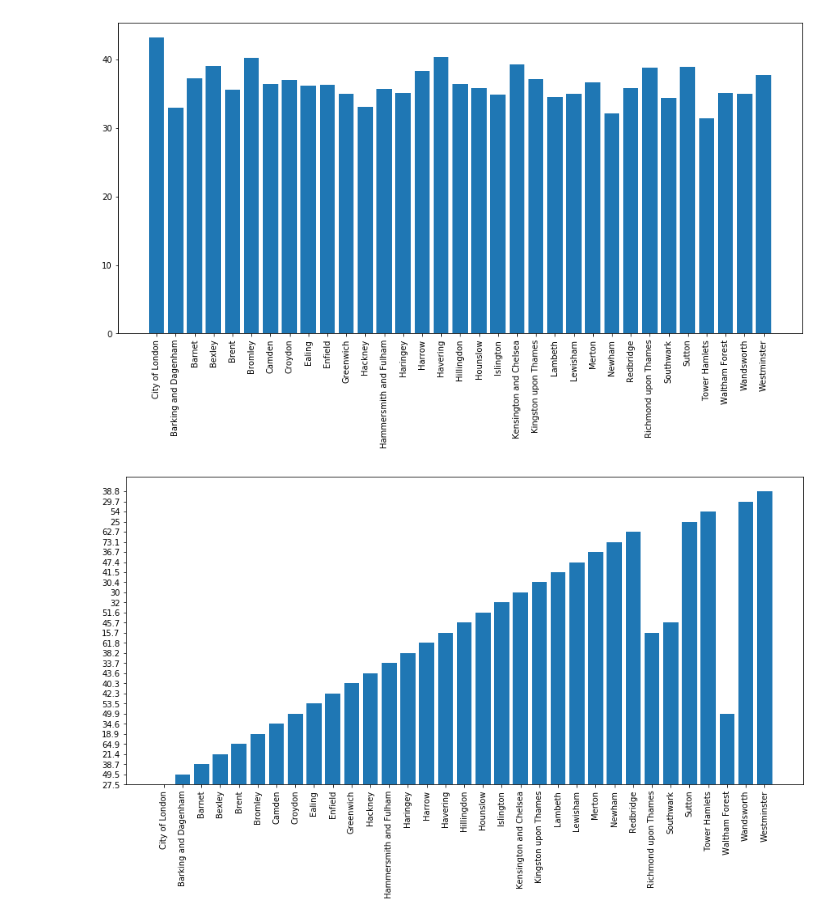
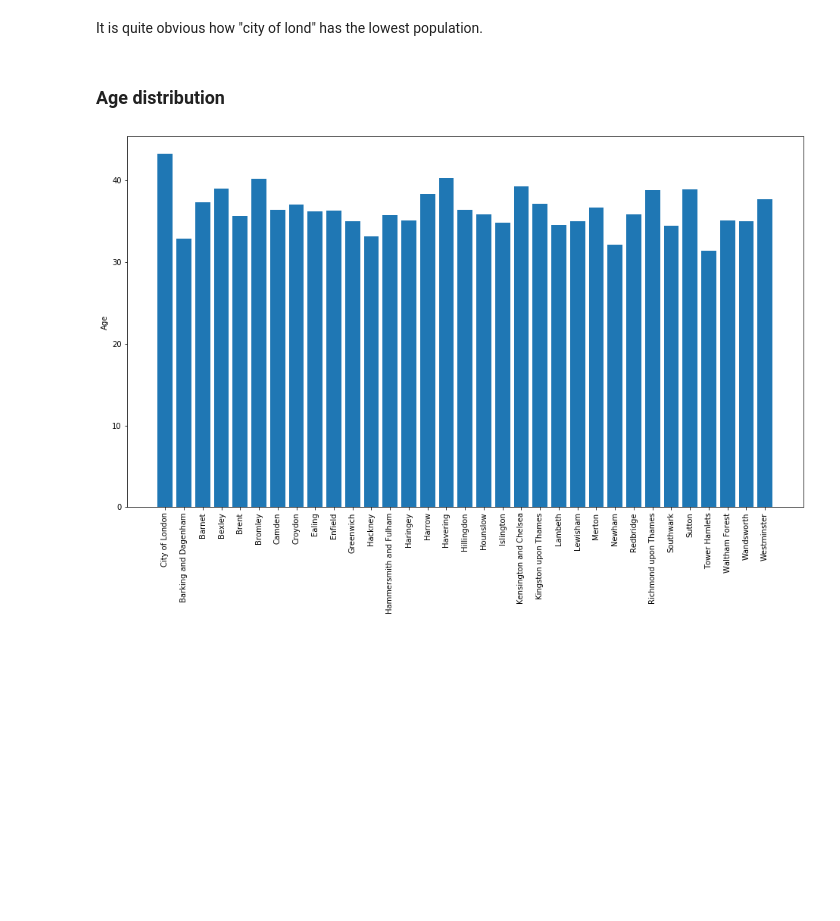
Before and after one commit to hlynurarni/Social-Data-Analysis-Final, a Jupyter notebook: Social_demographics.ipynb, the cells around one changed output. Drawn from its saved outputs; the diff is of its cells as text; code cells hidden in the pictures; blank space fills up the shorter version.

```diff
--- a/Social_demographics.ipynb
+++ b/Social_demographics.ipynb
@@ -17,3 +18,4 @@ import matplotlib.pyplot as plt
 import datetime as dt
 from IPython.display import Image
 %matplotlib inline
+plt.rcParams["figure.figsize"] = [16, 9]
@@ -64,0 +110,15 @@ array(['City of London', 'Barking and Dagenham', 'Barnet', 'Bexley',
+# %%
+# Create function to fix values presented in pounds, and create conveniant statistics with pivoting
+import locale
+def get_float(num):
+    locale.setlocale(locale.LC_ALL, "en_GB")
+    return float(locale.atof(num[1:]))
+
+def get_float_simple(num):
+    locale.setlocale(locale.LC_ALL, "en_GB")
+    return float(locale.atof(num))
+
+def pivot_group(column):
+    df_group = instances.groupby(column).AttendanceTimeSeconds.agg(['min', 'mean', 'max', 'count'])
+    display(df_group.style.background_gradient(cmap='Reds'))
+    print('Range between mean values: ', round(df_group['mean'].max() - df_group['mean'].min(), 1), ' seconds')
@@ -64,0 +127,10 @@ array(['City of London', 'Barking and Dagenham', 'Barnet', 'Bexley',
+# %%
+# change name of column to shorter name
+df_selected.rename(columns={'Modelled_Household_median_income_estimates_2012/13': "Houshold_Median_Income"},inplace=True)
+df_selected.rename(columns={'%_of_population_from_BAME_groups_(2016)': "BAME_P"},inplace=True)
+
+# convert to great britain local setting, remove pound symbol and convert to float
+df_selected['Houshold_Median_Income'] = df_selected['Houshold_Median_Income'].apply(get_float)
+df_selected['Median_House_Price,_2015'] = df_selected['Median_House_Price,_2015'].apply(get_float_simple)
+df_selected['BAME_P'] = df_selected['BAME_P'].apply(get_float_simple)
+df_selected.head()
@@ -64,0 +147,8 @@ array(['City of London', 'Barking and Dagenham', 'Barnet', 'Bexley',
+# %%
+# lets see those values
+print(df_selected.isin(['.']).sum(axis=0))
+# remove the dots and replace with nan
+df_selected = df_selected.replace('.', np.nan)
+
+# drop columns having nan values
+df_selected = df_selected.dropna(axis=1);
@@ -65,12 +184,10 @@ array(['City of London', 'Barking and Dagenham', 'Barnet', 'Bexley',
+# %% [markdown]
+It is quite obvious how "city of lond" has the lowest population.
+# %% [markdown]
+### Age distribution
 # %%
-plt.figure(figsize=(15,7))
-plt.bar(df_selected.Area_name,df_selected['Average_Age,_2017'])
+plt.bar(df_selected.index,df_selected['Average_Age,_2017'])
+plt.ylabel("Age");
 plt.xticks(rotation=90);
 # %% [output]
-[figure, old version]
+[figure, new version]
-# %%
-plt.figure(figsize=(15,7))
-plt.bar(df_selected.Area_name,df_selected['%_of_population_from_BAME_groups_(2016)'])
-plt.xticks(rotation=90);
-# %% [output]
-[figure, removed]
```
Also changed, not shown: parts of 46 cells of this notebook, 3 other files.
